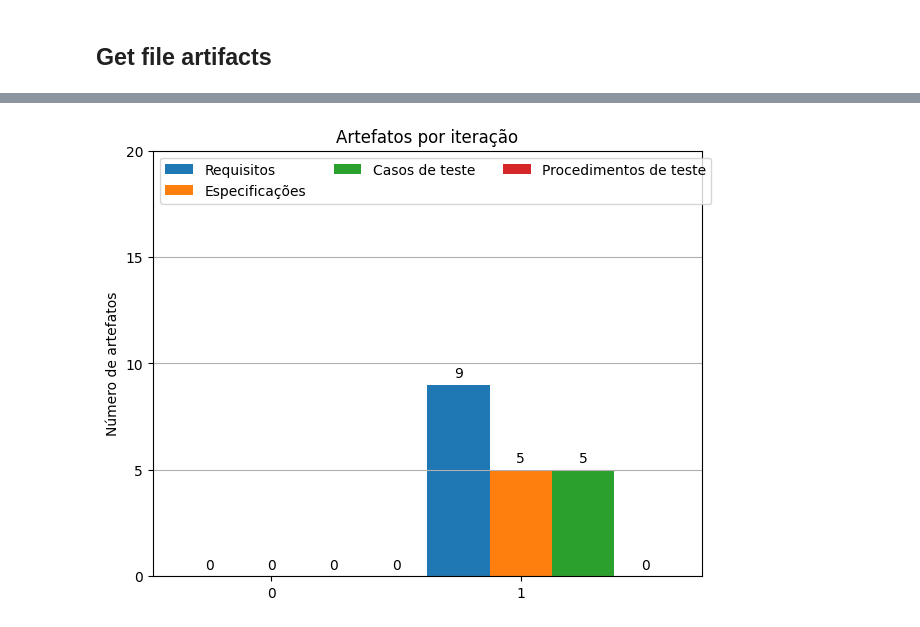
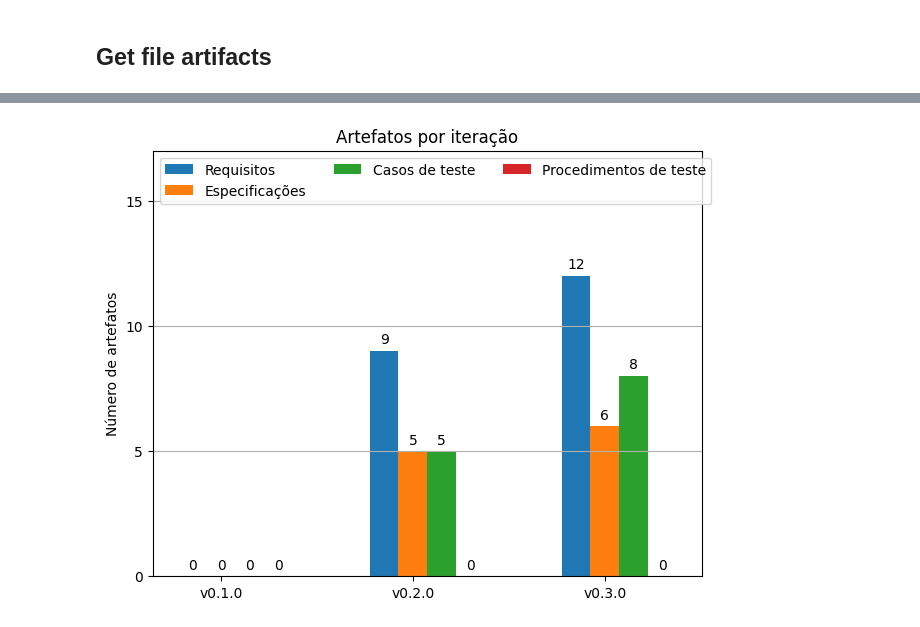
Before and after one commit to brunoalmiron/mbd-elevator, a Jupyter notebook: utils/support_notebook.ipynb, the cells around one changed output, grey strips where cells are left out. Drawn from its saved outputs; the diff is of its cells as text; code cells hidden in the pictures.

```diff
--- a/utils/support_notebook.ipynb
+++ b/utils/support_notebook.ipynb
@@ -1,14 +1,2 @@
 # %% [markdown]
 ## Get file artifacts
-# %%
-def get_artifacts(file_path: str, artifact_key: str):
-    with open(file_path, 'r') as data_file:
-        data = data_file.read()
-    arts = [art.strip() for art in data.split('##')]
-    return [art for art in arts if art.startswith(artifact_key)]
-
-artifacts = {}
-artifacts['Requisitos'] = get_artifacts('../docs/artifacts/requirements.md', 'REQ')
-artifacts['Especificações'] = get_artifacts('../docs/artifacts/specifications.md', 'SPEC')
-artifacts['Casos de teste'] = get_artifacts('../docs/artifacts/testcase.md', 'TCASE')
-artifacts['Procedimentos de teste'] = get_artifacts('../docs/artifacts/testprocedure.md', 'TPROD')
@@ -15,36 +106,40 @@ artifacts['Procedimentos de teste'] = get_artifacts('../docs/artifacts/testproce
 # %%
 import matplotlib.pyplot as plt
 import numpy as np
 
-iteration_indexes = (0, 1)
-artifacts_series = {title: [0] for title in artifacts.keys()}
-for title, values in artifacts.items():
-    artifacts_series[title].append(len(values))
+# Obtenha os índices das iterações (tags)
+iteration_indexes = list(all_artifacts.keys())
+
+# Inicialize a série de artefatos
+artifacts_series = {title: [] for title in all_artifacts[iteration_indexes[0]].keys()}
+
+# Preencha a série de artefatos com os dados das iterações
+for iteration in iteration_indexes:
+    for title, values in all_artifacts[iteration].items():
+        artifacts_series[title].append(len(values))
 
 x = np.arange(len(iteration_indexes))
-width = 0.25
+width = 0.15
 multiplier = 0
 
 fig, ax = plt.subplots(layout='constrained')
 
 for attribute, measurement in artifacts_series.items():
     offset = width * multiplier
     rects = ax.bar(x + offset, measurement, width, label=attribute)
     ax.bar_label(rects, padding=3)
     multiplier += 1
 
-# Add some text for labels, title and custom x-axis tick labels, etc.
+# Adicione rótulos e título
 ax.set_ylabel('Número de artefatos')
 ax.set_title('Artefatos por iteração')
 ax.set_xticks(x + width, iteration_indexes)
 ax.legend(loc='upper left', ncols=3)
-ax.set_ylim(0, 20)
-ax.set_yticks(range(0,21,5))
+ax.set_ylim(0, max(max(measurement) for measurement in artifacts_series.values()) + 5)
+ax.set_yticks(range(0, max(max(measurement) for measurement in artifacts_series.values()) + 6, 5))
 ax.grid(True,'both','y')
 
-
-
 plt.show()
 # %% [output]
-[figure, old version]
+[figure, new version]
 # %%
```
Also changed, not shown: parts of 2 cells of this notebook.
